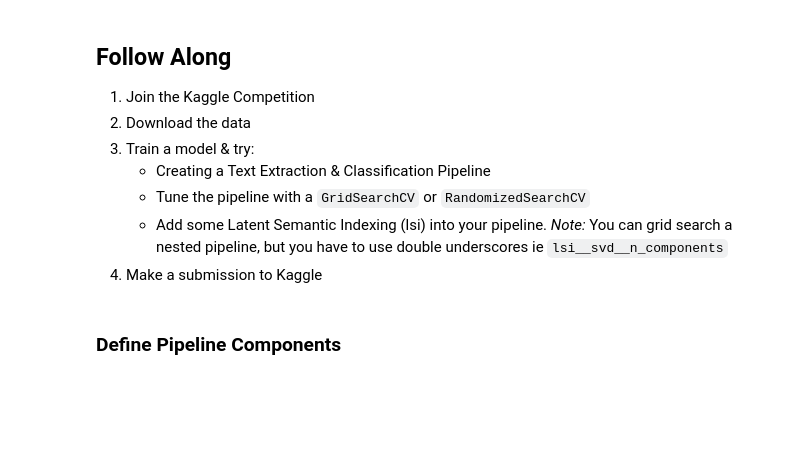
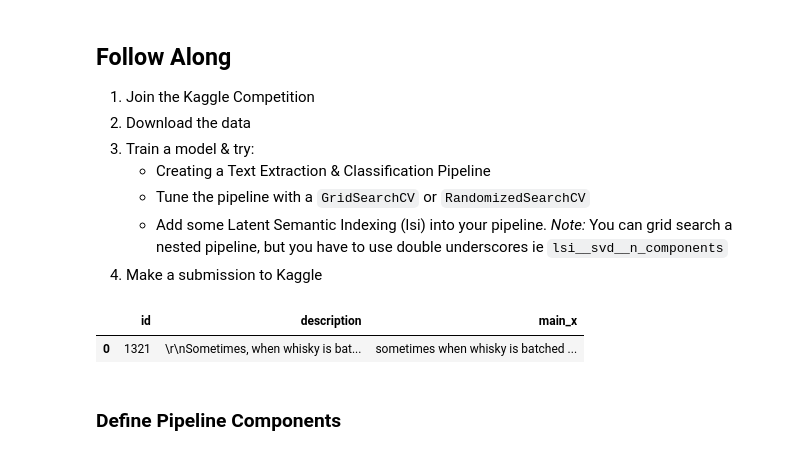
Before and after one commit to jbehringer95/DS26-Unit4-Sprint-1, a Jupyter notebook: DS-Unit-4-Sprint-1-NLP-main/DS-Unit-4-Sprint-1-NLP-main/module3-document-classification/LS_DS_413_Document_Classification_Assignment.ipynb, the cells around one changed output. Drawn from its saved outputs; the diff is of its cells as text; code cells hidden in the pictures; blank space fills up the shorter version.

```diff
--- a/DS-Unit-4-Sprint-1-NLP-main/DS-Unit-4-Sprint-1-NLP-main/module3-document-classification/LS_DS_413_Document_Classification_Assignment.ipynb
+++ b/DS-Unit-4-Sprint-1-NLP-main/DS-Unit-4-Sprint-1-NLP-main/module3-document-classification/LS_DS_413_Document_Classification_Assignment.ipynb
@@ -196,6 +172,11 @@ You're trying to achieve a minimum of 80% Accuracy on your model.
     - Tune the pipeline with a `GridSearchCV` or `RandomizedSearchCV`
     - Add some Latent Semantic Indexing (lsi) into your pipeline. *Note:* You can grid search a nested pipeline, but you have to use double underscores ie `lsi__svd__n_components`
 4. Make a submission to Kaggle
+# %%
+X.head(1)
+# %% [output]
+|  | id | description | main_x |
+| 0 | 1321 | \r\nSometimes, when whisky is bat... | sometimes when whisky is batched ... |
 # %% [markdown]
 ### Define Pipeline Components
 # %%
```
Also changed, not shown: parts of 24 cells of this notebook, 3 other files.
